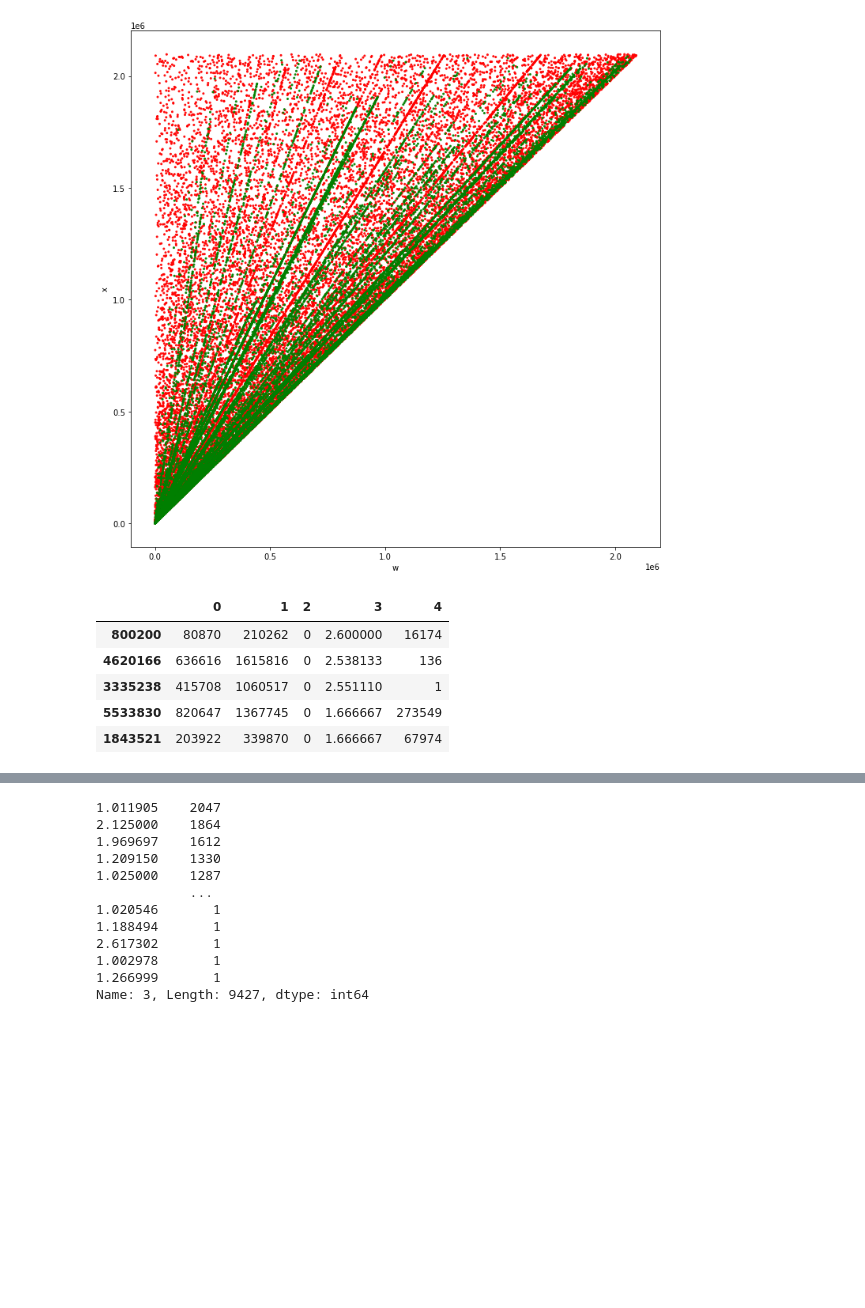
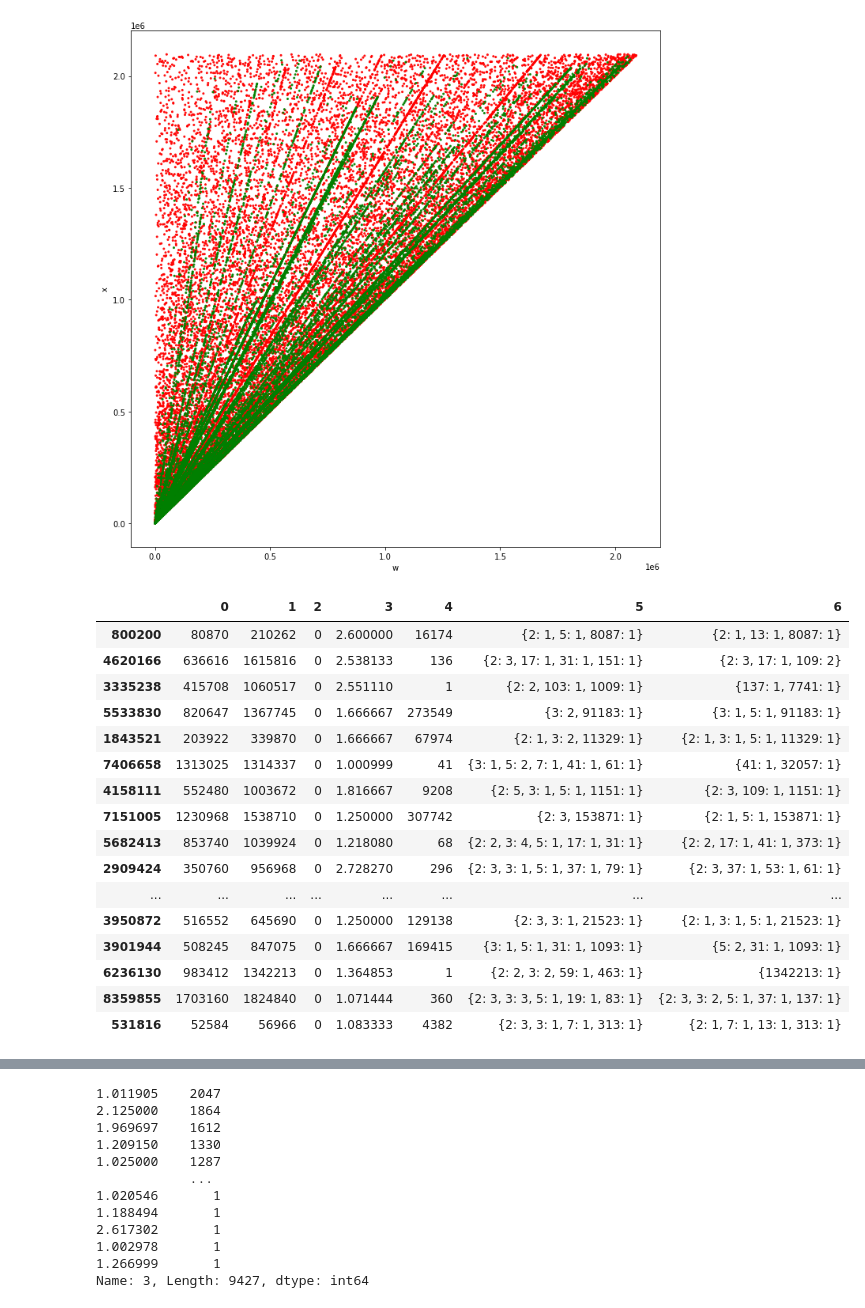
Before and after one commit to Sultanow/pythagorean, a Jupyter notebook: notebook/cluster_pairs.ipynb, the cells around one changed output, grey strips where cells are left out. Drawn from its saved outputs; the diff is of its cells as text; code cells hidden in the pictures; blank space fills up the shorter version.

```diff
--- a/notebook/cluster_pairs.ipynb
+++ b/notebook/cluster_pairs.ipynb
@@ -60,26 +60,43 @@ plt.show()
 [figure]
 # %%
 from sympy import gcd
+from sympy import factorint
 
 df_cluster = df.groupby(df.iloc[:,2]).sample(n=19999, random_state=1)
 
 # add a fourth column containing the slope
 df_cluster[3]=0
 df_cluster.iloc[:,3] = df_cluster.iloc[:,1]/df_cluster.iloc[:,0]
 #print(df_cluster.iloc[:,predict_col].value_counts())
 
 # add a fifth column containing the GDC(w,x)
+# add a sixth and seventh column containing the factorization of w and of x
 df_cluster[4]=0
+df_cluster[5]=0
+df_cluster[6]=0
 i=0
 for index, row in df_cluster.iterrows():
     df_cluster.iat[i, 4] = gcd(int(row[0]), int(row[1]))
+    df_cluster.iat[i, 5] = factorint(int(row[0]))
+    df_cluster.iat[i, 6] = factorint(int(row[1]))
     i+=1
 
-df_cluster.head()
+df_cluster.head(30)
 # %% [output]
-|  | 0 | 1 | 2 | 3 | 4 |
-| 800200 | 80870 | 210262 | 0 | 2.600000 | 16174 |
-| 4620166 | 636616 | 1615816 | 0 | 2.538133 | 136 |
-| 3335238 | 415708 | 1060517 | 0 | 2.551110 | 1 |
-| 5533830 | 820647 | 1367745 | 0 | 1.666667 | 273549 |
-| 1843521 | 203922 | 339870 | 0 | 1.666667 | 67974 |
+|  | 0 | 1 | 2 | 3 | 4 | 5 | 6 |
+| 800200 | 80870 | 210262 | 0 | 2.600000 | 16174 | {2: 1, 5: 1, 8087: 1} | {2: 1, 13: 1, 8087: 1} |
+| 4620166 | 636616 | 1615816 | 0 | 2.538133 | 136 | {2: 3, 17: 1, 31: 1, 151: 1} | {2: 3, 17: 1, 109: 2} |
+| 3335238 | 415708 | 1060517 | 0 | 2.551110 | 1 | {2: 2, 103: 1, 1009: 1} | {137: 1, 7741: 1} |
+| 5533830 | 820647 | 1367745 | 0 | 1.666667 | 273549 | {3: 2, 91183: 1} | {3: 1, 5: 1, 91183: 1} |
+| 1843521 | 203922 | 339870 | 0 | 1.666667 | 67974 | {2: 1, 3: 2, 11329: 1} | {2: 1, 3: 1, 5: 1, 11329: 1} |
+| 7406658 | 1313025 | 1314337 | 0 | 1.000999 | 41 | {3: 1, 5: 2, 7: 1, 41: 1, 61: 1} | {41: 1, 32057: 1} |
+| 4158111 | 552480 | 1003672 | 0 | 1.816667 | 9208 | {2: 5, 3: 1, 5: 1, 1151: 1} | {2: 3, 109: 1, 1151: 1} |
+| 7151005 | 1230968 | 1538710 | 0 | 1.250000 | 307742 | {2: 3, 153871: 1} | {2: 1, 5: 1, 153871: 1} |
+| 5682413 | 853740 | 1039924 | 0 | 1.218080 | 68 | {2: 2, 3: 4, 5: 1, 17: 1, 31: 1} | {2: 2, 17: 1, 41: 1, 373: 1} |
+| 2909424 | 350760 | 956968 | 0 | 2.728270 | 296 | {2: 3, 3: 1, 5: 1, 37: 1, 79: 1} | {2: 3, 37: 1, 53: 1, 61: 1} |
+| ... | ... | ... | ... | ... | ... | ... | ... |
+| 3950872 | 516552 | 645690 | 0 | 1.250000 | 129138 | {2: 3, 3: 1, 21523: 1} | {2: 1, 3: 1, 5: 1, 21523: 1} |
+| 3901944 | 508245 | 847075 | 0 | 1.666667 | 169415 | {3: 1, 5: 1, 31: 1, 1093: 1} | {5: 2, 31: 1, 1093: 1} |
+| 6236130 | 983412 | 1342213 | 0 | 1.364853 | 1 | {2: 2, 3: 2, 59: 1, 463: 1} | {1342213: 1} |
+| 8359855 | 1703160 | 1824840 | 0 | 1.071444 | 360 | {2: 3, 3: 3, 5: 1, 19: 1, 83: 1} | {2: 3, 3: 2, 5: 1, 37: 1, 137: 1} |
+| 531816 | 52584 | 56966 | 0 | 1.083333 | 4382 | {2: 3, 3: 1, 7: 1, 313: 1} | {2: 1, 7: 1, 13: 1, 313: 1} |
```
Also changed, not shown: parts of 1 cell of this notebook.
